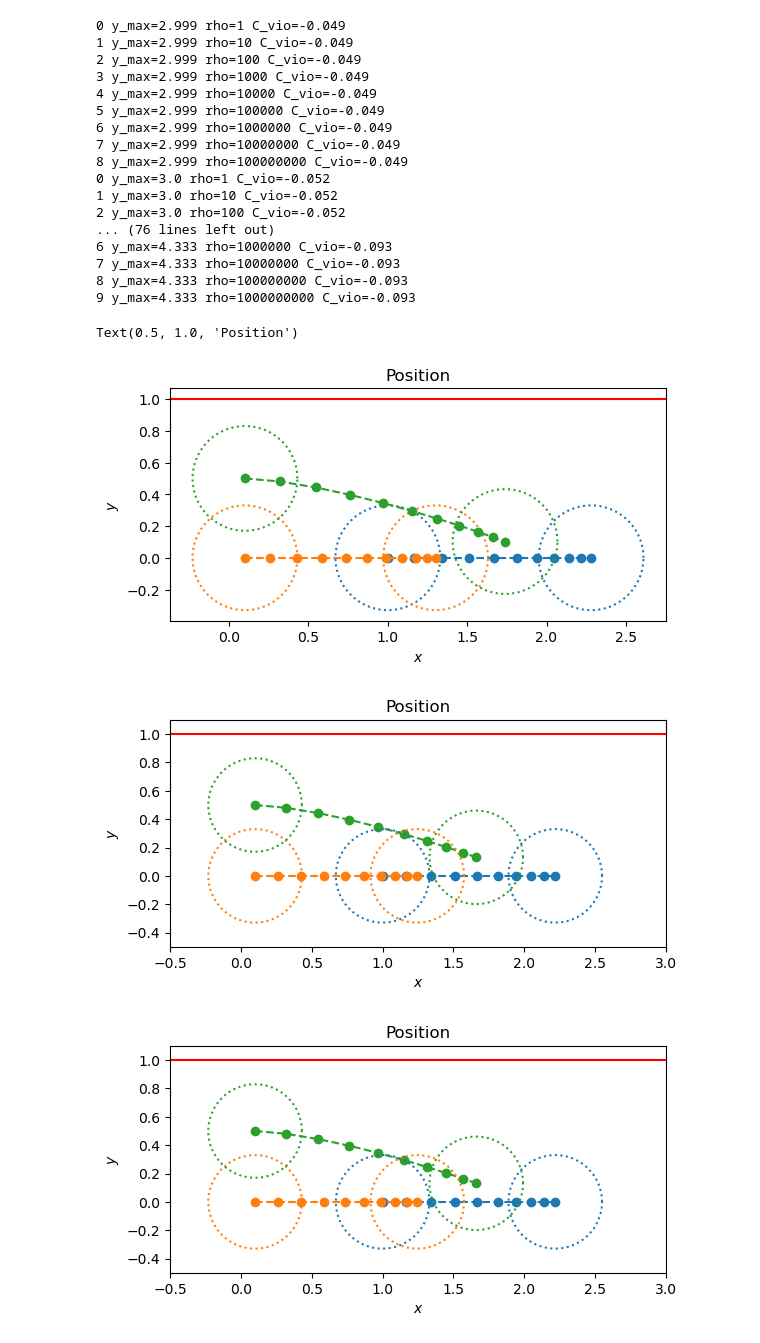
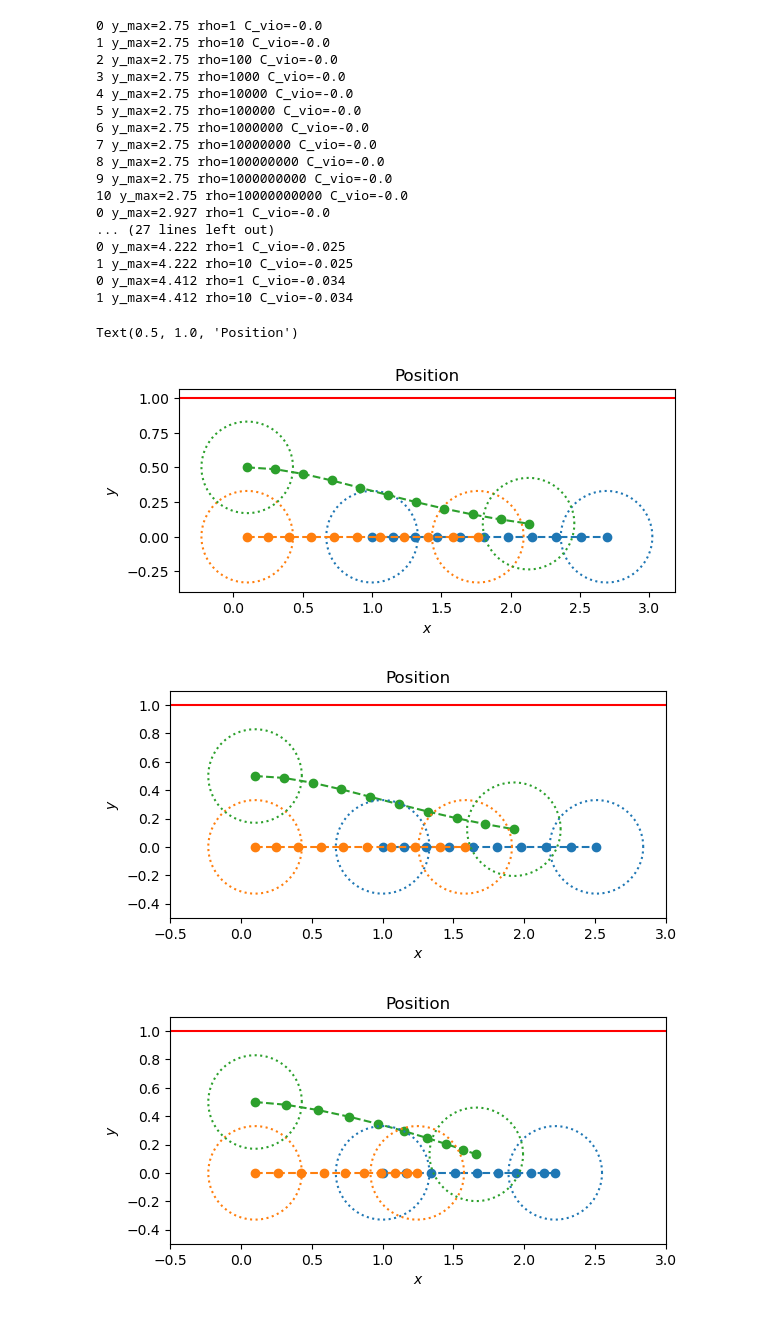
Before and after one commit to jtfa22/mae-271d-project-algames, a Jupyter notebook: mpc.ipynb, the cells around one changed output. Drawn from its saved outputs; the diff is of its cells as text; code cells hidden in the pictures.

```diff
--- a/mpc.ipynb
+++ b/mpc.ipynb
@@ -28,13 +28,23 @@ dt = 0.1
 r = 0.33
 
 # running cost matrix
-Q = np.eye(n)
+Q = np.diag([0, 0, 0, 0])
 
 # terminal cost matrix
-Qf = np.eye(n) * 100
+Qf = np.diag([0, 5, 2, 2])
 
 # control cost matrix
-R = np.eye(m)
+R = np.diag([0.001, 0.1])
+
+
+# # running cost matrix
+# Q = np.eye(n)
+
+# # terminal cost matrix
+# Qf = np.eye(n) * 100
+
+# # control cost matrix
+# R = np.eye(m)
 
 # penalty gain
 rho = 1
@@ -105,23 +114,23 @@ X_mpc, U_mpc = MPC(
         dynamics_mult,
     )
 # %% [output]
-0 y_max=2.999 rho=1 C_vio=-0.049
-1 y_max=2.999 rho=10 C_vio=-0.049
-2 y_max=2.999 rho=100 C_vio=-0.049
-3 y_max=2.999 rho=1000 C_vio=-0.049
-4 y_max=2.999 rho=10000 C_vio=-0.049
-5 y_max=2.999 rho=100000 C_vio=-0.049
-6 y_max=2.999 rho=1000000 C_vio=-0.049
-7 y_max=2.999 rho=10000000 C_vio=-0.049
-8 y_max=2.999 rho=100000000 C_vio=-0.049
-0 y_max=3.0 rho=1 C_vio=-0.052
-1 y_max=3.0 rho=10 C_vio=-0.052
-2 y_max=3.0 rho=100 C_vio=-0.052
-... (76 lines left out)
-6 y_max=4.333 rho=1000000 C_vio=-0.093
-7 y_max=4.333 rho=10000000 C_vio=-0.093
-8 y_max=4.333 rho=100000000 C_vio=-0.093
-9 y_max=4.333 rho=1000000000 C_vio=-0.093
+0 y_max=2.75 rho=1 C_vio=-0.0
+1 y_max=2.75 rho=10 C_vio=-0.0
+2 y_max=2.75 rho=100 C_vio=-0.0
+3 y_max=2.75 rho=1000 C_vio=-0.0
+4 y_max=2.75 rho=10000 C_vio=-0.0
+5 y_max=2.75 rho=100000 C_vio=-0.0
+6 y_max=2.75 rho=1000000 C_vio=-0.0
+7 y_max=2.75 rho=10000000 C_vio=-0.0
+8 y_max=2.75 rho=100000000 C_vio=-0.0
+9 y_max=2.75 rho=1000000000 C_vio=-0.0
+10 y_max=2.75 rho=10000000000 C_vio=-0.0
+0 y_max=2.927 rho=1 C_vio=-0.0
+... (27 lines left out)
+0 y_max=4.222 rho=1 C_vio=-0.025
+1 y_max=4.222 rho=10 C_vio=-0.025
+0 y_max=4.412 rho=1 C_vio=-0.034
+1 y_max=4.412 rho=10 C_vio=-0.034
 # %%
 x_players = np.split(X_mpc, M)
 
@@ -146,7 +155,7 @@ plt.ylabel('$y$')
 plt.title("Position")
 # %% [output]
 Text(0.5, 1.0, 'Position')
-[figure, old version]
+[figure, new version]
 # %%
 x_players = np.split(X_mpc, M)
 
@@ -176,35 +185,35 @@ line3, = plt.plot([], [], "o--", color = "tab:green")
 
 line1_x = []
 line1_y = []
 line2_x = []
 line2_y = []
 line3_x = []
 line3_y = []
 
-with writer.saving(fig, "algames.gif", 300):
+with writer.saving(fig, "mpc_no_noise.gif", 300):
         for i in range(N):
                 line1_x.append(player1[0,i])
                 line1_y.append(player1[1,i])
                 line2_x.append(player2[0,i])
                 line2_y.append(player2[1,i])
                 line3_x.append(player3[0,i])
                 line3_y.append(player3[1,i])
 
                 line1.set_data(line1_x, line1_y)
                 line2.set_data(line2_x, line2_y)
                 line3.set_data(line3_x, line3_y)
 
                 # plot cola radius @ beginning & end
                 if (i == 0) or (i==N-1):
                         plt.plot(line1_x[i] + c_cos, line1_y[i] + c_sin, ":", color = "tab:blue")
                         plt.plot(line2_x[i] + c_cos, line2_y[i] + c_sin, ":", color = "tab:orange")
                         plt.plot(line3_x[i] + c_cos, line3_y[i] + c_sin, ":", color = "tab:green")
 
                 plt.gca().set_aspect("equal")
 
                 writer.grab_frame()
 # %% [output]
-[figure, old version]
+[figure, new version]
 # %%
 player1 = np.reshape(x_players[0], (n, N+1), order="F")
 player2 = np.reshape(x_players[1], (n, N+1), order="F")
```
Also changed, not shown: parts of 1 cell of this notebook, 3 other files.
